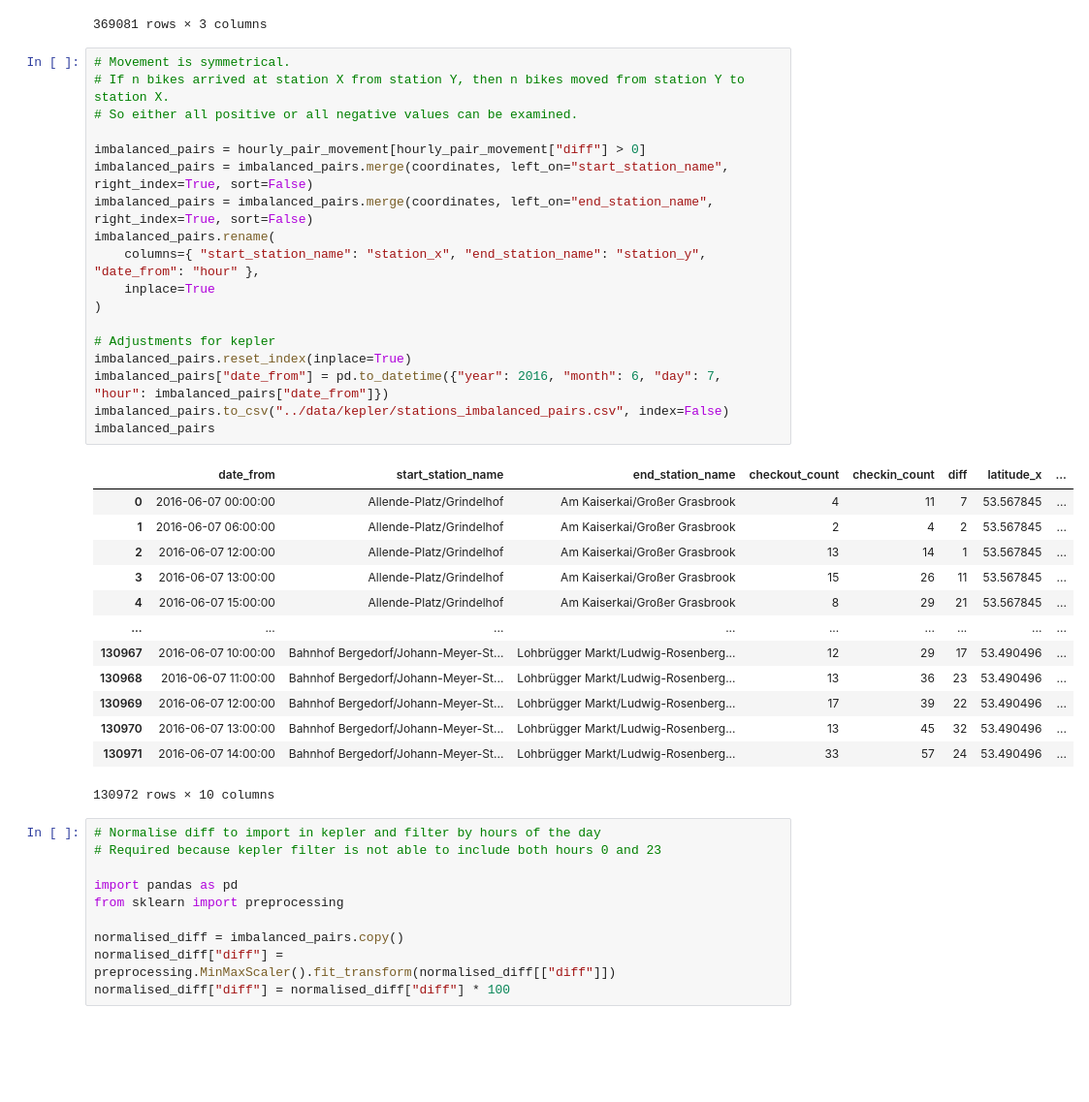
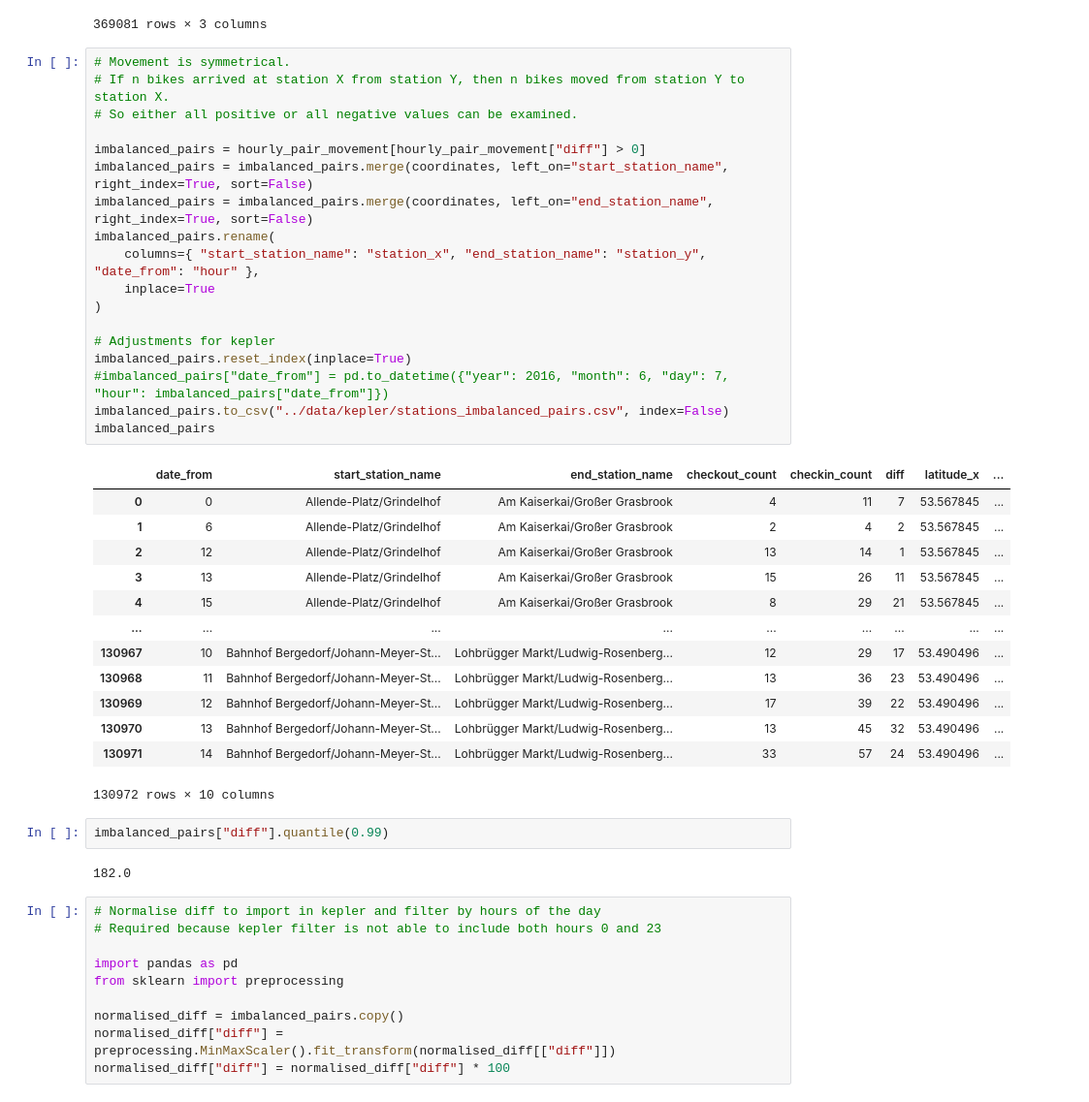
Before and after one commit to dorotheelaugwitz/master-thesis, a Jupyter notebook: analysis_stations.ipynb, the cells around one changed output. Shown at 97% size. Saved outputs shown, nothing was run; the diff lists cells and outputs as text; blank space fills up the shorter version.

```diff
--- a/analysis_stations.ipynb
+++ b/analysis_stations.ipynb
@@ -522,35 +529,39 @@ hourly_pair_movement
 # %%
 # Movement is symmetrical.
 # If n bikes arrived at station X from station Y, then n bikes moved from station Y to station X.
 # So either all positive or all negative values can be examined.
 
 imbalanced_pairs = hourly_pair_movement[hourly_pair_movement["diff"] > 0]
 imbalanced_pairs = imbalanced_pairs.merge(coordinates, left_on="start_station_name", right_index=True, sort=False)
 imbalanced_pairs = imbalanced_pairs.merge(coordinates, left_on="end_station_name", right_index=True, sort=False)
 imbalanced_pairs.rename(
     columns={ "start_station_name": "station_x", "end_station_name": "station_y", "date_from": "hour" },
     inplace=True
 )
 
 # Adjustments for kepler
 imbalanced_pairs.reset_index(inplace=True)
-imbalanced_pairs["date_from"] = pd.to_datetime({"year": 2016, "month": 6, "day": 7, "hour": imbalanced_pairs["date_from"]})
+#imbalanced_pairs["date_from"] = pd.to_datetime({"year": 2016, "month": 6, "day": 7, "hour": imbalanced_pairs["date_from"]})
 imbalanced_pairs.to_csv("../data/kepler/stations_imbalanced_pairs.csv", index=False)
 imbalanced_pairs
 # %% [output]
 |  | date_from | start_station_name | end_station_name | checkout_count | checkin_count | diff | latitude_x | ... |
-| 0 | 2016-06-07 00:00:00 | Allende-Platz/Grindelhof | Am Kaiserkai/Großer Grasbrook | 4 | 11 | 7 | 53.567845 | ... |
-| 1 | 2016-06-07 06:00:00 | Allende-Platz/Grindelhof | Am Kaiserkai/Großer Grasbrook | 2 | 4 | 2 | 53.567845 | ... |
-| 2 | 2016-06-07 12:00:00 | Allende-Platz/Grindelhof | Am Kaiserkai/Großer Grasbrook | 13 | 14 | 1 | 53.567845 | ... |
-| 3 | 2016-06-07 13:00:00 | Allende-Platz/Grindelhof | Am Kaiserkai/Großer Grasbrook | 15 | 26 | 11 | 53.567845 | ... |
-| 4 | 2016-06-07 15:00:00 | Allende-Platz/Grindelhof | Am Kaiserkai/Großer Grasbrook | 8 | 29 | 21 | 53.567845 | ... |
+| 0 | 0 | Allende-Platz/Grindelhof | Am Kaiserkai/Großer Grasbrook | 4 | 11 | 7 | 53.567845 | ... |
+| 1 | 6 | Allende-Platz/Grindelhof | Am Kaiserkai/Großer Grasbrook | 2 | 4 | 2 | 53.567845 | ... |
+| 2 | 12 | Allende-Platz/Grindelhof | Am Kaiserkai/Großer Grasbrook | 13 | 14 | 1 | 53.567845 | ... |
+| 3 | 13 | Allende-Platz/Grindelhof | Am Kaiserkai/Großer Grasbrook | 15 | 26 | 11 | 53.567845 | ... |
+| 4 | 15 | Allende-Platz/Grindelhof | Am Kaiserkai/Großer Grasbrook | 8 | 29 | 21 | 53.567845 | ... |
 | ... | ... | ... | ... | ... | ... | ... | ... | ... |
-| 130967 | 2016-06-07 10:00:00 | Bahnhof Bergedorf/Johann-Meyer-St... | Lohbrügger Markt/Ludwig-Rosenberg... | 12 | 29 | 17 | 53.490496 | ... |
-| 130968 | 2016-06-07 11:00:00 | Bahnhof Bergedorf/Johann-Meyer-St... | Lohbrügger Markt/Ludwig-Rosenberg... | 13 | 36 | 23 | 53.490496 | ... |
-| 130969 | 2016-06-07 12:00:00 | Bahnhof Bergedorf/Johann-Meyer-St... | Lohbrügger Markt/Ludwig-Rosenberg... | 17 | 39 | 22 | 53.490496 | ... |
-| 130970 | 2016-06-07 13:00:00 | Bahnhof Bergedorf/Johann-Meyer-St... | Lohbrügger Markt/Ludwig-Rosenberg... | 13 | 45 | 32 | 53.490496 | ... |
-| 130971 | 2016-06-07 14:00:00 | Bahnhof Bergedorf/Johann-Meyer-St... | Lohbrügger Markt/Ludwig-Rosenberg... | 33 | 57 | 24 | 53.490496 | ... |
+| 130967 | 10 | Bahnhof Bergedorf/Johann-Meyer-St... | Lohbrügger Markt/Ludwig-Rosenberg... | 12 | 29 | 17 | 53.490496 | ... |
+| 130968 | 11 | Bahnhof Bergedorf/Johann-Meyer-St... | Lohbrügger Markt/Ludwig-Rosenberg... | 13 | 36 | 23 | 53.490496 | ... |
+| 130969 | 12 | Bahnhof Bergedorf/Johann-Meyer-St... | Lohbrügger Markt/Ludwig-Rosenberg... | 17 | 39 | 22 | 53.490496 | ... |
+| 130970 | 13 | Bahnhof Bergedorf/Johann-Meyer-St... | Lohbrügger Markt/Ludwig-Rosenberg... | 13 | 45 | 32 | 53.490496 | ... |
+| 130971 | 14 | Bahnhof Bergedorf/Johann-Meyer-St... | Lohbrügger Markt/Ludwig-Rosenberg... | 33 | 57 | 24 | 53.490496 | ... |
 130972 rows × 10 columns
+# %%
+imbalanced_pairs["diff"].quantile(0.99)
+# %% [output]
+182.0
 # %%
 # Normalise diff to import in kepler and filter by hours of the day
 # Required because kepler filter is not able to include both hours 0 and 23
```
Also changed, not shown: parts of 47 cells of this notebook, 46 other files.
